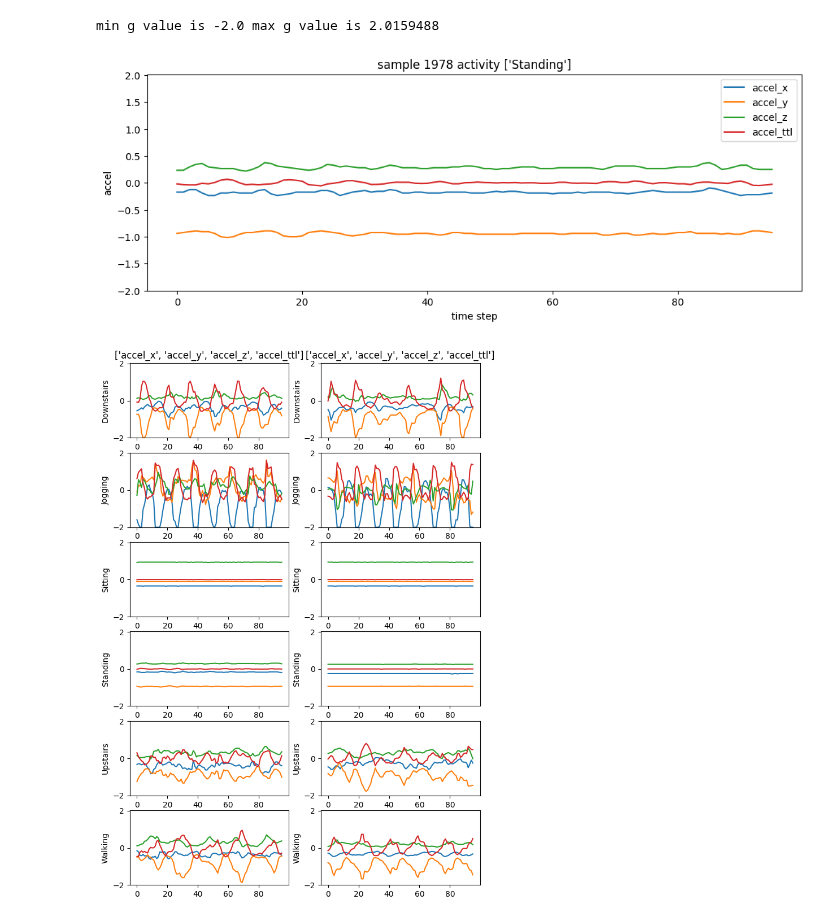
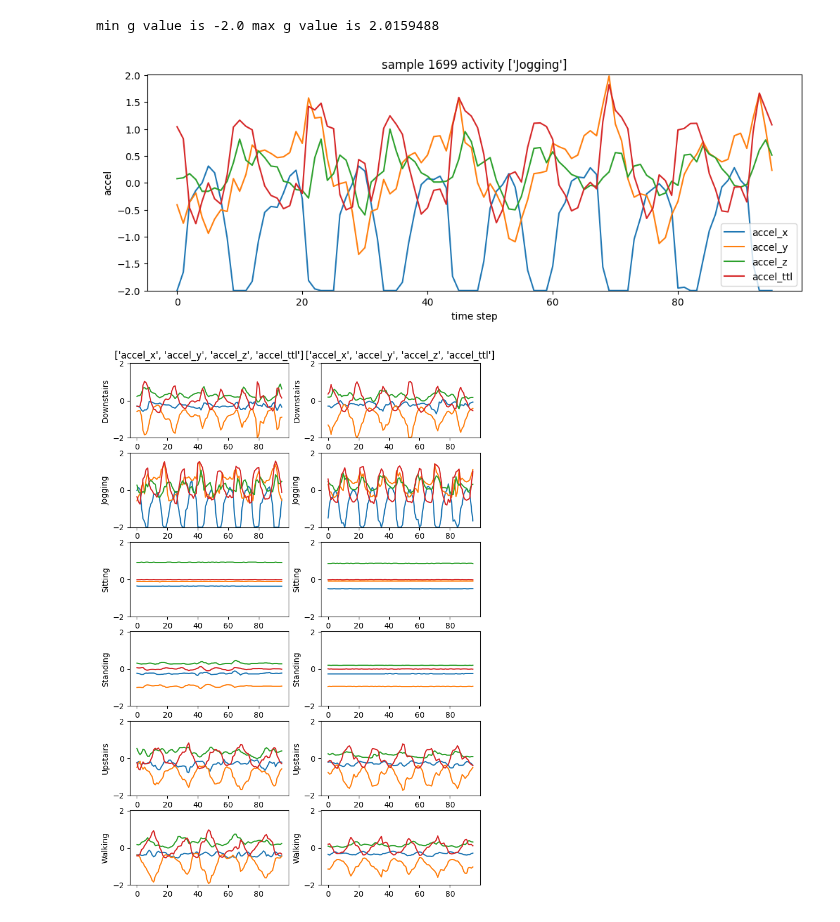
Before and after one commit to imics-lab/load_data_time_series, a Jupyter notebook: ts_visualize_ir.ipynb, the cells around one changed output. Drawn from its saved outputs; the diff is of its cells as text; code cells hidden in the pictures.

```diff
--- a/ts_visualize_ir.ipynb
+++ b/ts_visualize_ir.ipynb
@@ -55,7 +55,7 @@ Downloading load_data_transforms.py from IMICS git repo
 Downloading load_data_utils.py from IMICS git repo
 # %%
 #@title Select Dataset
-dataset = "CMU Motion Capture Brownie" #@param ["TWristAR","TWristAR Free-Form","Gesture Phase Segmentation","PSG-Audio", "CMU Motion Capture Brownie"]
+dataset = "TWristAR" #@param ["TWristAR","TWristAR Free-Form","Gesture Phase Segmentation","PSG-Audio", "CMU Motion Capture Brownie"]
 # %% [markdown]
 # Get the dataset loaders to grab a dictionary of IR1 formatted data
 # %%
@@ -178,12 +166,11 @@ label_dict = twristar.label_map_twristar
 print("All channels    ",twristar.all_channel_list)
 keep_channels = ['accel_x', 'accel_y', 'accel_z', 'accel_ttl']
 print("Keeping channels",keep_channels)
-subj_dict = dict(train_subj = [1,2],
+twristar.subj_dict = dict(train_subj = [1,2],
                 validation_subj = [],
                 test_subj = [3])
 
 x_train, y_train, x_test, y_test= twristar.twristar_load_dataset(
-                                split_subj = subj_dict,
                                 one_hot_encode = False,
                                 keep_channel_list = ['accel_x', 'accel_y', 'accel_z', 'accel_ttl'],
                                 incl_val_group = False)
@@ -223,25 +210,25 @@ print ('min g value is',min_g,'max g value is',max_g)
 min g value is -2.0 max g value is 2.0159488
 # %%
 #@title Select Activity (each cell execution will display a random sample)
-act_label = "Standing" #@param ['Downstairs','Jogging','Sitting','Standing','Upstairs','Walking']
+act_label = "Jogging" #@param ['Downstairs','Jogging','Sitting','Standing','Upstairs','Walking']
 
 # Plot a random sample - each time cell is run a new one appears
 # find index of rows were both sub and activity match
 # see https://stackoverflow.com/questions/57496890/numpy-where-matching-two-specific-columns
 all_index = np.where(np.all(y_train == act_label, axis=1))
 sample_num = np.random.choice(all_index[0], size=1)[0]
 plt.figure(figsize=(12,4))
 plt.ylim([min_g, max_g])
 plt.plot(x_train[sample_num])
 plt.title('sample '+str(sample_num)+' activity '+str(y_train[sample_num]))
 plt.xlabel("time step")
 # Note legend is specific to a version of TWristAR - need to fully implement a
 # dictionary with channel names to accomodate all datasets.
 plt.ylabel("accel")
 plt.legend(keep_channels)
 plt.show()
 # %% [output]
-[figure, old version]
+[figure, new version]
 # %%
 # Plot two random samples - this time side by side for all activities
 l_sub = 1
@@ -281,4 +268,4 @@ for r in range(rows):
         axs[r,c].set(ylabel=unique_labels[r])
         #axs[r,c].grid(True)
 # %% [output]
-[figure, old version]
+[figure, new version]
```
Also changed, not shown: parts of 2 cells of this notebook.
